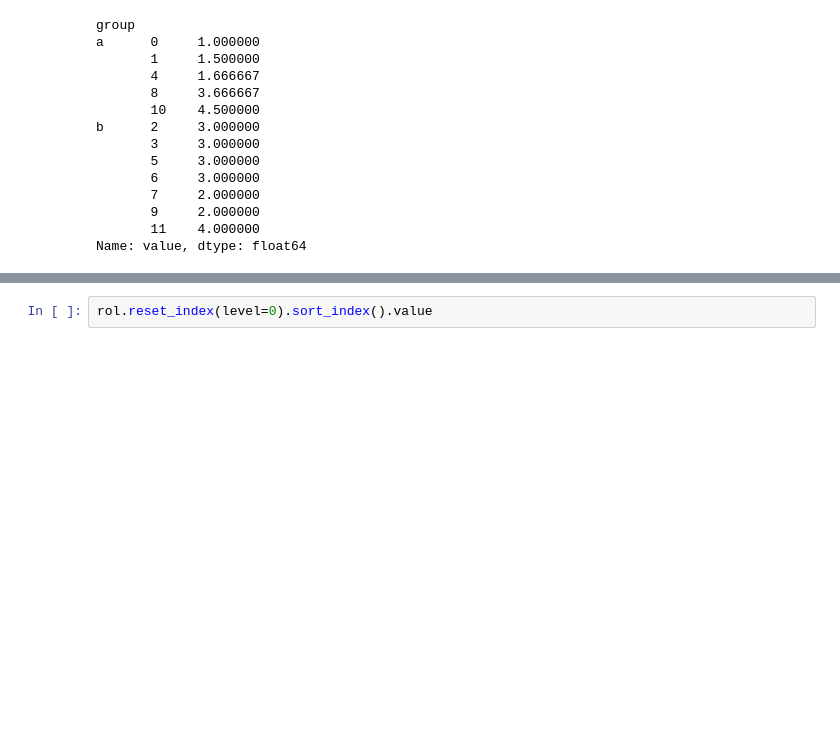
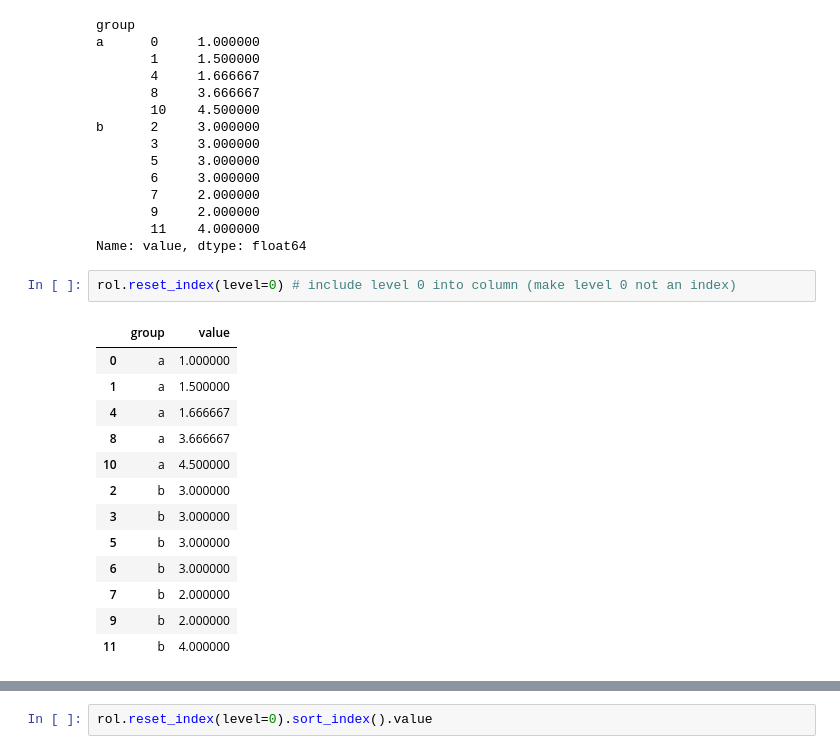
Before and after one commit to anhquan0412/pandas_practice, a Jupyter notebook: 100-pandas-puzzles.ipynb, the cells around one changed output, grey strips where cells are left out. Saved outputs shown, nothing was run; the diff lists cells and outputs as text; blank space fills up the shorter version.

```diff
--- a/100-pandas-puzzles.ipynb
+++ b/100-pandas-puzzles.ipynb
@@ -969,3 +1019,19 @@ b      2     3.000000
        9     2.000000
        11    4.000000
 Name: value, dtype: float64
+# %%
+rol.reset_index(level=0) # include level 0 into column (make level 0 not an index)
+# %% [output]
+|  | group | value |
+| 0 | a | 1.000000 |
+| 1 | a | 1.500000 |
+| 4 | a | 1.666667 |
+| 8 | a | 3.666667 |
+| 10 | a | 4.500000 |
+| 2 | b | 3.000000 |
+| 3 | b | 3.000000 |
+| 5 | b | 3.000000 |
+| 6 | b | 3.000000 |
+| 7 | b | 2.000000 |
+| 9 | b | 2.000000 |
+| 11 | b | 4.000000 |
```
Also changed, not shown: parts of 15 cells of this notebook.
